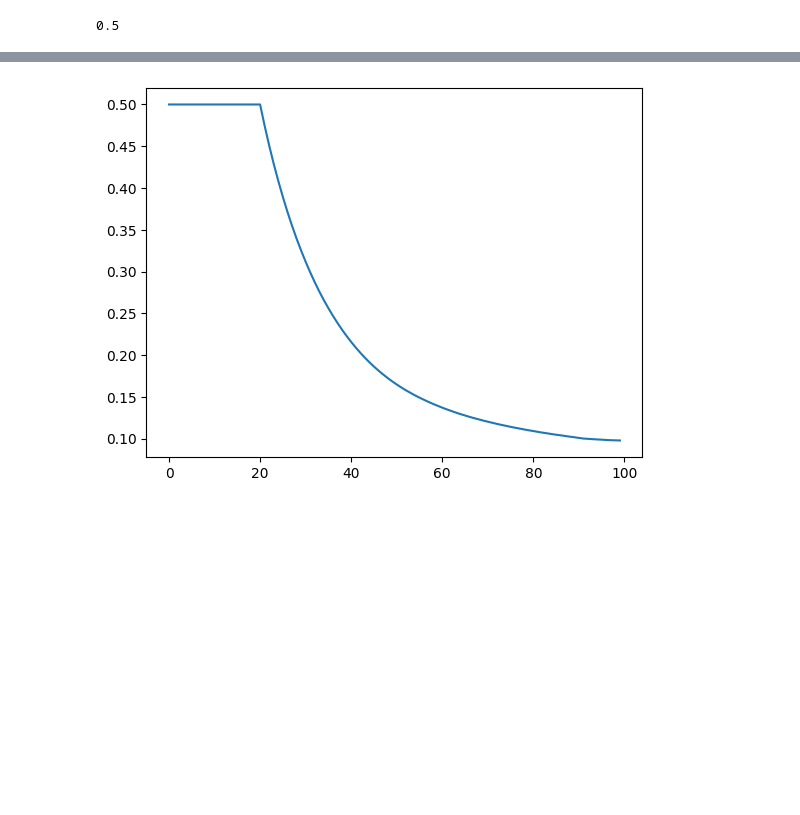
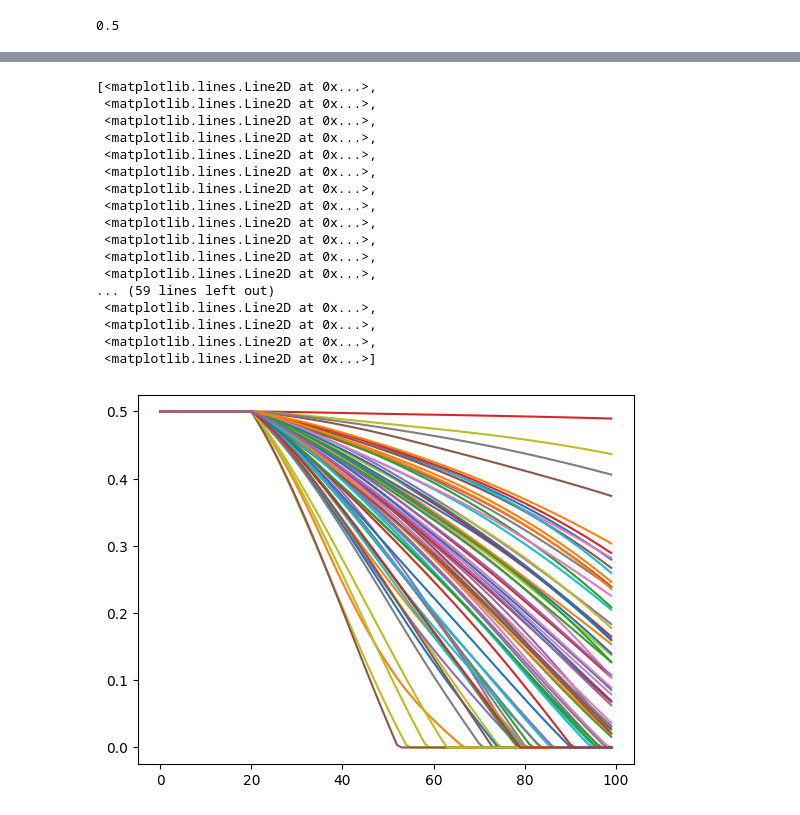
Before and after one commit to pagand/AITutor_SeqModeling, a Jupyter notebook: KnowledgeTracking/BKT_MLE.ipynb, the cells around one changed output, grey strips where cells are left out. Cells and saved outputs as stored; diff of their text form; code cells hidden in the pictures; blank space fills up the shorter version.

```diff
--- a/KnowledgeTracking/BKT_MLE.ipynb
+++ b/KnowledgeTracking/BKT_MLE.ipynb
@@ -175,7 +177,7 @@ def log_likelihood(interaction_log, skill_params, user_params):
             user_counts[user_id] += 1
 
             prob, _ = compute_prob_correctness(P_L, P_G, P_S, P_T, correctness)
-            log_likelihood += np.log(prob + 1e-9)
+            log_likelihood += np.log(prob + eps)
             expectations.append((user_id, skill, prob, correctness, (P_L, P_G, P_S, P_T)))
 
     return -log_likelihood, expectations, skill_counts, user_counts
@@ -281,10 +283,6 @@ def maximization_step(skill_params, user_params, skill_grads, user_grads, weight
             v_hat = v / (1 - beta2 ** t)
 
             # skill_params[skill][param] = np.clip(skill_params[skill][param] + 10*learning_rate * m_hat / (np.sqrt(v_hat) + epsilon), 0, 1)
-            if iteration>50:
-                 multi = 200
-            else:
-                 multi = 300
             skill_params[skill][param] = np.clip(skill_params[skill][param] + 400*learning_rate * grad , 0, 1)
             skill_m[skill][param] = m
             skill_v[skill][param] = v
@@ -303,8 +301,8 @@ def maximization_step(skill_params, user_params, skill_grads, user_grads, weight
                     m_hat = m / (1 - beta1 ** t)
                     v_hat = v / (1 - beta2 ** t)
 
-                    # regulirizer
-                    reg = reg_lambda * (skill_params[skill][param]-user_params[user_id][skill][param])
+                    # No regularizer for MLE
+                    reg = 0* reg_lambda * (skill_params[skill][param]-user_params[user_id][skill][param])
 
                     user_params[user_id][skill][param] = np.clip(
                         #  user_params[user_id][skill][param] + 0.015*learning_rate * (grad+reg),0, 1)
@@ -357,3 +355,27 @@ def run_em_with_sgd(interaction_log, skills, max_iter, learning_rate, reg_lambda
             print(f"Iteration {i + 1}, Log-likelihood: {likelihood}, Loss: {loss}")
 
     return skill_params, user_params, log
+# %%
+# randomly select 80% of ids for training from  df["username"].unique()
+ids = list(df["username"].unique())
+np.random.seed(42)
+train_ids = np.random.choice(ids, int(0.85*len(ids)), replace=False)
+# slect the rest for testing
+test_ids = [i for i in ids if i not in train_ids]
+
+# create df for training and testing
+train_df = df[df["username"].isin(train_ids)]
+test_df = df[df["username"].isin(test_ids)]
+# %%
+# Run the EM Algorithm
+skill_params, user_params, log = run_em_with_sgd(train_df.iloc[:], skills, max_iter=100, learning_rate=5e-3, reg_lambda=0.1 )
+
+# plot average of weights for each epoch
+plt.plot(log["iteration"], log["weight_avg"])
+
+plt.figure()
+plt.plot(log["iteration"], log["loss"])
+plt.grid()
+plt.ylabel('Loss')
+plt.xlabel('Iteration')
+plt.show()
@@ -360,10 +405,4 @@ def run_em_with_sgd(interaction_log, skills, max_iter, learning_rate, reg_lambda
 # %%
-# Run the EM Algorithm
-skill_params, user_params, log = run_em_with_sgd(df.iloc[:], skills, max_iter=100, learning_rate=5e-3, reg_lambda=0.1 )
-
-# plot average of weights for each epoch
-plt.plot(log["iteration"], log["weight_avg"])
-
 # Output Results
 print("Final Skill Parameters:")
 for skill, params in skill_params.items():
@@ -374,4 +413,5 @@ for user_id, user_data in user_params.items():
     print(user_id)
     for skill, params in user_data.items():
         print(f"  {skill}: {params}")
+plt.plot(log["iteration"], log["weight"])
 # %% [output]
@@ -395 +435,18 @@ Iteration 56, Log-likelihood: 47245.523104968575, Loss: 807.8172164027252
+[<matplotlib.lines.Line2D at 0x...>,
+ <matplotlib.lines.Line2D at 0x...>,
+ <matplotlib.lines.Line2D at 0x...>,
+ <matplotlib.lines.Line2D at 0x...>,
+ <matplotlib.lines.Line2D at 0x...>,
+ <matplotlib.lines.Line2D at 0x...>,
+ <matplotlib.lines.Line2D at 0x...>,
+ <matplotlib.lines.Line2D at 0x...>,
+ <matplotlib.lines.Line2D at 0x...>,
+ <matplotlib.lines.Line2D at 0x...>,
+ <matplotlib.lines.Line2D at 0x...>,
+ <matplotlib.lines.Line2D at 0x...>,
+... (59 lines left out)
+ <matplotlib.lines.Line2D at 0x...>,
+ <matplotlib.lines.Line2D at 0x...>,
+ <matplotlib.lines.Line2D at 0x...>,
+ <matplotlib.lines.Line2D at 0x...>]
-[figure, old version]
+[figure, new version]
```
Also changed, not shown: parts of 15 cells of this notebook, 3 other files.
